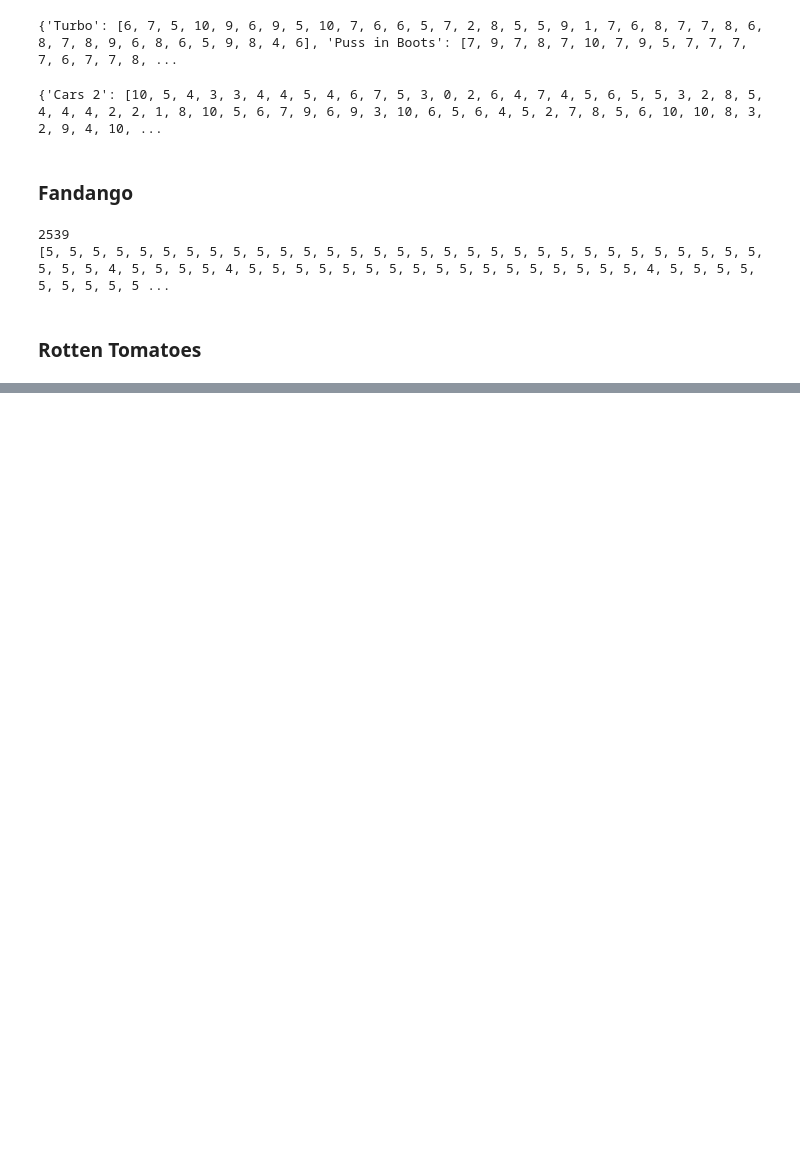
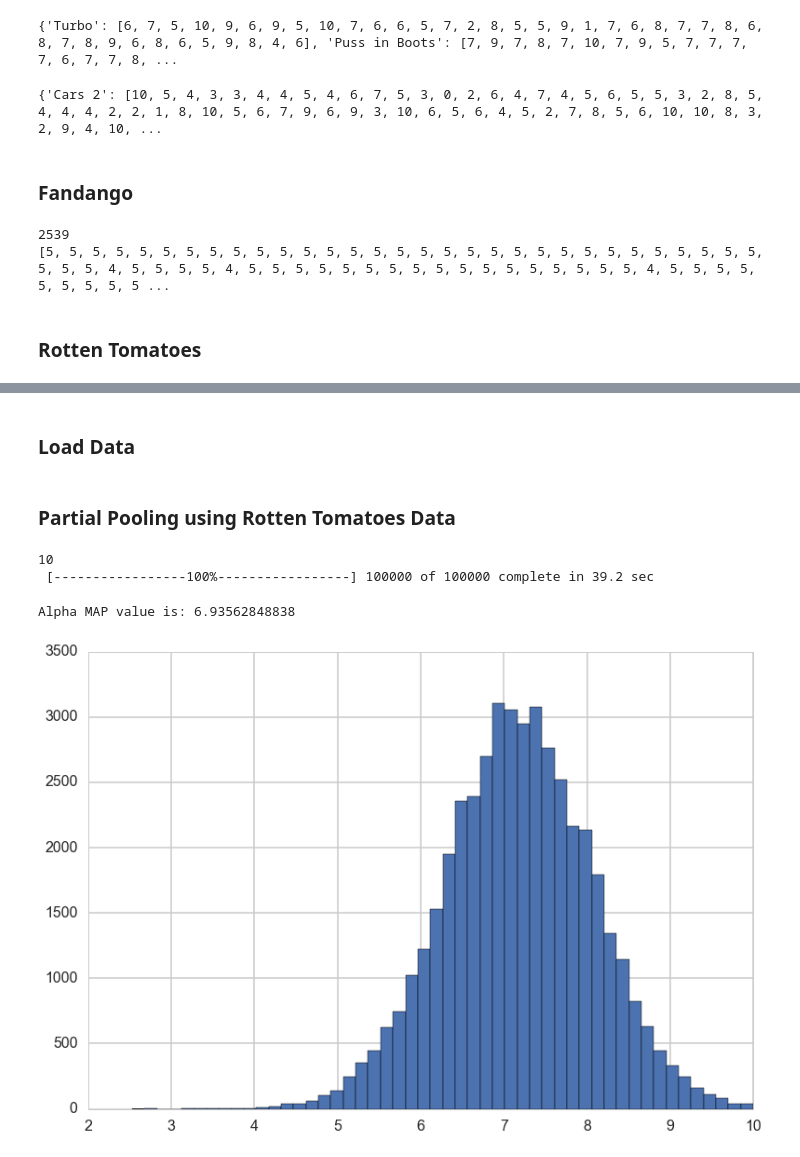
Before and after one commit to joshuamei/AM207project, a Jupyter notebook: Data-scraping-IMDB.ipynb, the cells around one changed output, grey strips where cells are left out. Cells and saved outputs as stored; diff of their text form; code cells hidden in the pictures; blank space fills up the shorter version.

Commit message:
partial pooling with rotten tomatoes data

```diff
--- a/Data-scraping-IMDB.ipynb
+++ b/Data-scraping-IMDB.ipynb
@@ -477,0 +321,2 @@ plt.title("Counts of Rotten/Fresh critic reviews")
+# %% [markdown]
+### Load Data
@@ -477,0 +355,47 @@ plt.title("Counts of Rotten/Fresh critic reviews")
+# %% [markdown]
+### Partial Pooling using Rotten Tomatoes Data
+# %%
+# Here is the data
+rt_list = []
+for movie in dreamworks_raw['rotten tomatoes']:
+    rt_list.append((np.mean(dreamworks_raw['rotten tomatoes'][movie]), np.std(dreamworks_raw['rotten tomatoes'][movie])))
+
+data = np.double(np.array(rt_list))
+#data = np.double(np.array([[29.5,18.4],[6.3,12.7],[-3.9,15.9],[7.2,10.2],[-2.1,9.0],[1.8,12.1],[19.6,7.3],[12,18.6]]))
+data_means = data[:,0]
+data_std = data[:,1]
+
+theta_list = []
+
+
+alpha = pm.Uniform("alpha", -0., 10.0)
+beta = pm.Uniform("beta", 2., 20.0)
+
+for x in range(len(data_means)):
+    theta = pm.Normal("theta"+str(x), mu = alpha, tau = 1./beta)
+
+    theta_list.append(theta)
+
+
+print len(theta_list)
+
+#Normal
+likelihood = pm.Normal('likelihood',mu=[theta_list], tau=1./data_std**2,value=data_means,observed=True)
+
+parameterlist = [alpha, beta, likelihood]
+parameterlist.extend(theta_list)
+response_model=pm.Model(parameterlist)
+mcmc = pm.MCMC(response_model)
+mcmc.sample(iter=100000, burn=10000, thin = 2)
+# %% [output]
+10
+ [-----------------100%-----------------] 100000 of 100000 complete in 39.2 sec
+# %%
+a_hist = plt.hist(alpha.trace(), bins=50)
+a_map_index = np.argmax(a_hist[0])
+a_hist_bin_middle = 0.5*a_hist[1][:-1] + 0.5*a_hist[1][1:]
+a_map = a_hist_bin_middle[a_map_index]
+print "Alpha MAP value is:",a_map
+# %% [output]
+Alpha MAP value is: 6.93562848838
+[figure, added]
```
Also changed, not shown: parts of 22 cells of this notebook.
